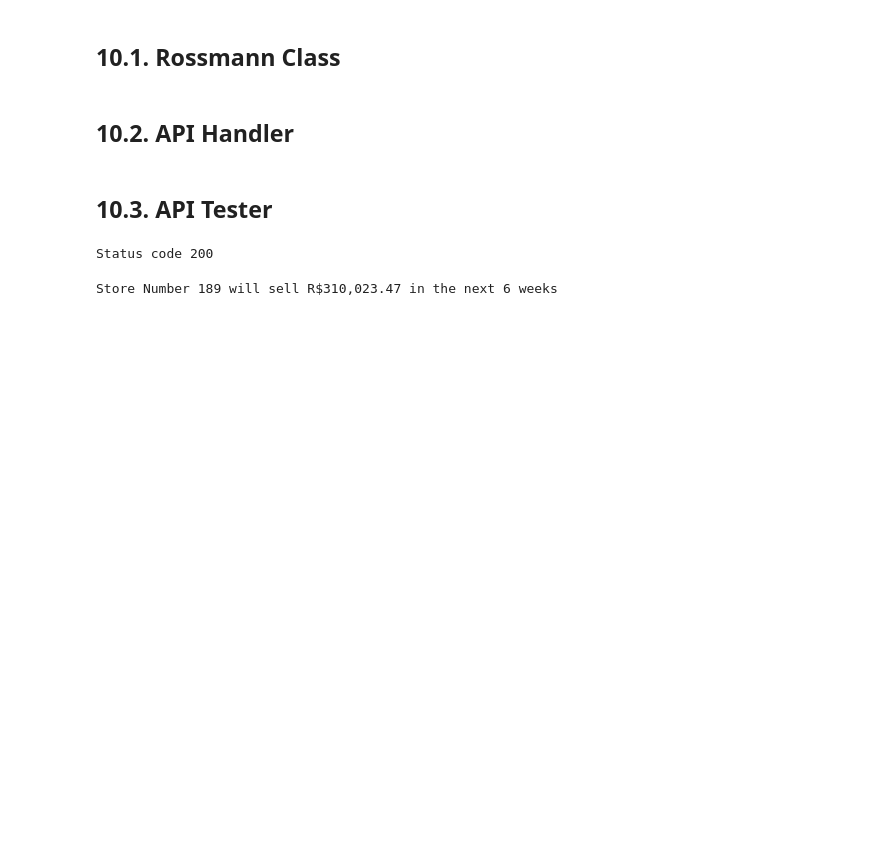
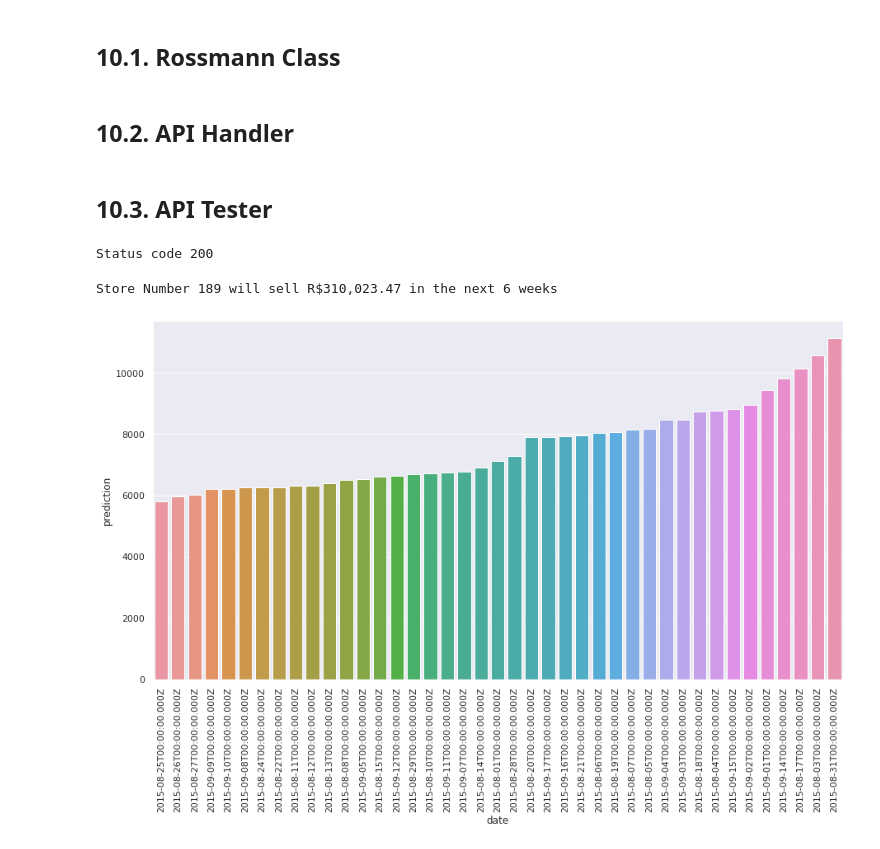
Before and after one commit to VanderCaneppelle/Rossmann-Sales-Forecast, a Jupyter notebook: m10_v1_store_sales_prediction.ipynb, the cells around one changed output. Drawn from its saved outputs; the diff is of its cells as text; code cells hidden in the pictures; blank space fills up the shorter version.

```diff
--- a/m10_v1_store_sales_prediction.ipynb
+++ b/m10_v1_store_sales_prediction.ipynb
@@ -1521,3 +1526,10 @@ for i in range( len( d2 ) ):
                                                                 d2.loc[i,'prediction'] ) )
 # %% [output]
 Store Number 189 will sell R$310,023.47 in the next 6 weeks
+# %%
+d3 = d1[['date','prediction']].groupby('prediction').sum().reset_index()
+d3
+sns.barplot(x= 'date', y='prediction' , data =d3)
+plt.xticks(rotation=90);
+# %% [output]
+[figure, added]
```
Also changed, not shown: parts of 4 cells of this notebook, 4 other files.
